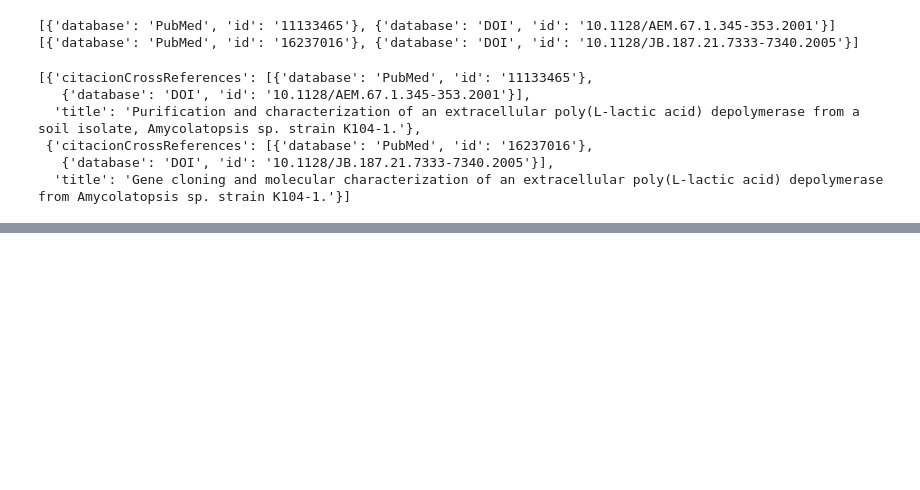
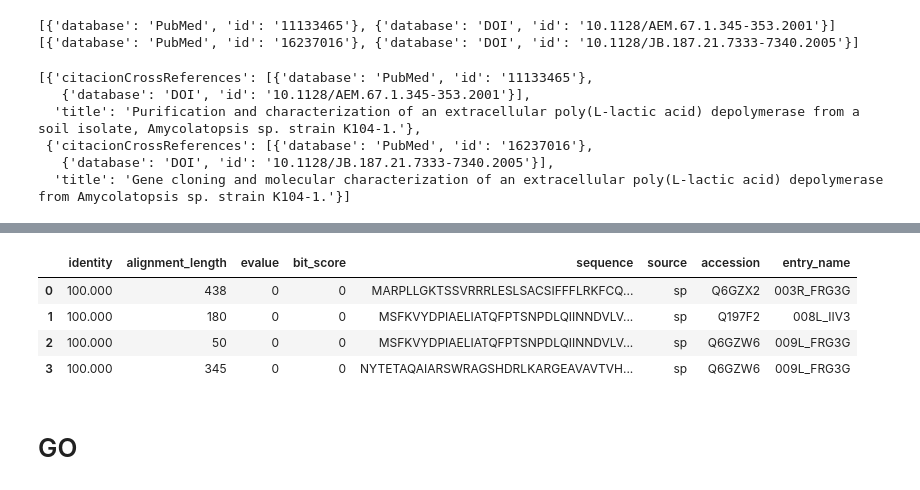
Before and after one commit to ProteinEngineering-PESB2/BioSeqDownloader, a Jupyter notebook: tests.ipynb, the cells around one changed output, grey strips where cells are left out. Saved outputs shown, nothing was run; the diff lists cells and outputs as text; code cells hidden in the pictures; blank space fills up the shorter version.

Commit message:
Blast aligment and GO added. Fixes on uniprot script

```diff
--- a/tests.ipynb
+++ b/tests.ipynb
@@ -91,0 +280,20 @@ references_list
+# %%
+df = pd.read_csv("data/test.csv")
+sequences = df["sequences"].dropna().unique().tolist()
+
+download_uniprot_database("uniprotkb_reviewed", "fasta")
+
+blastp_path = check_blast()
+print(f"Using blastp at: {blastp_path}")
+
+make_blast_database("uniprotkb_reviewed", extension="fasta")
+
+run_blast(sequences, "uniprotkb_reviewed", blast_type="blastp", evalue=0.0001)
+
+results = parse_blast_results("tmp/blast_results.txt")
+
+# Convert to DataFrame
+sequences_df = pd.DataFrame(sequences, columns=["sequences"])
+sequences_df["id"] = sequences_df.index
+
+sequences_df
@@ -91,0 +311,24 @@ references_list
+# %%
+df_blast = pd.DataFrame(results)
+
+df_blast = df_blast.rename(columns={"query": "id", "subject": "subject_id"})
+df_blast["id"] = df_blast["id"].astype(int)
+df_blast = df_blast.merge(sequences_df, on="id", how="left")
+df_blast = df_blast.drop(columns=["id"])
+df_blast = df_blast.rename(columns={"sequences": "sequence"})
+
+# Separate subject into source, accession, entry_name
+df_blast["source"] = df_blast["subject_id"].apply(lambda x: x.split("|")[0])
+df_blast["accession"] = df_blast["subject_id"].apply(lambda x: x.split("|")[1])
+df_blast["entry_name"] = df_blast["subject_id"].apply(lambda x: x.split("|")[2])
+df_blast = df_blast.drop(columns=["subject_id"])
+# %%
+df_blast
+# %% [output]
+|  | identity | alignment_length | evalue | bit_score | sequence | source | accession | entry_name |
+| 0 | 100.000 | 438 | 0 | 0 | MARPLLGKTSSVRRRLESLSACSIFFFLRKFCQ... | sp | Q6GZX2 | 003R_FRG3G |
+| 1 | 100.000 | 180 | 0 | 0 | MSFKVYDPIAELIATQFPTSNPDLQIINNDVLV... | sp | Q197F2 | 008L_IIV3 |
+| 2 | 100.000 | 50 | 0 | 0 | MSFKVYDPIAELIATQFPTSNPDLQIINNDVLV... | sp | Q6GZW6 | 009L_FRG3G |
+| 3 | 100.000 | 345 | 0 | 0 | NYTETAQAIARSWRAGSHDRLKARGEAVAVTVH... | sp | Q6GZW6 | 009L_FRG3G |
+# %% [markdown]
+# GO
```
Also changed, not shown: parts of 8 cells of this notebook, 10 other files.
